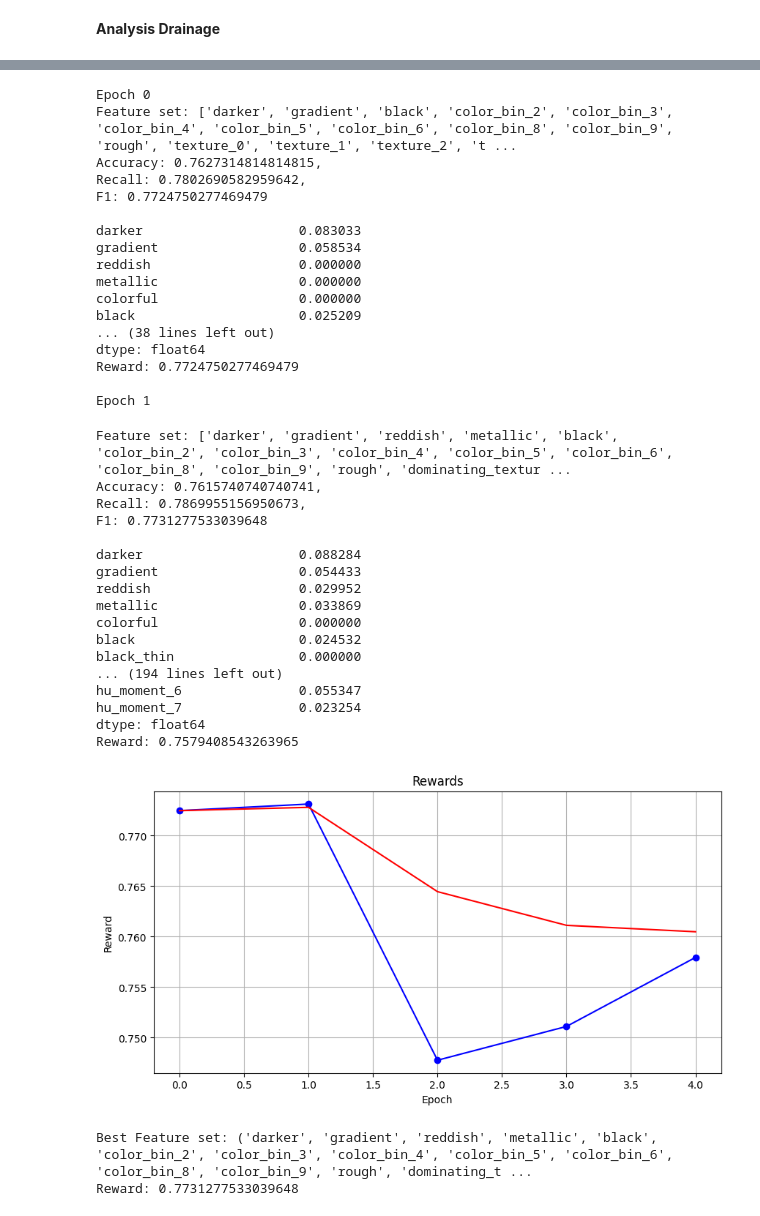
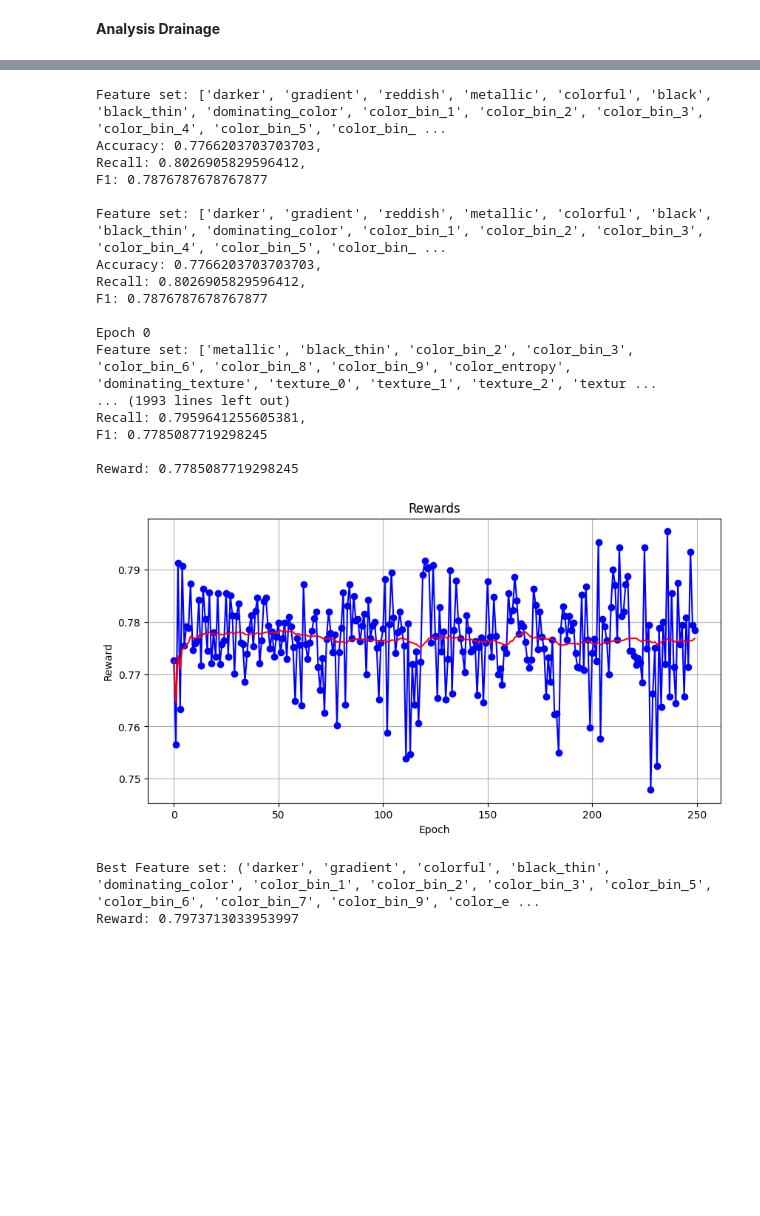
Before and after one commit to Samuelkoenig/PAMI_project_1, a Jupyter notebook: meta_learning_try_feature_importances.ipynb, the cells around one changed output, grey strips where cells are left out. Cells and saved outputs as stored; diff of their text form; code cells hidden in the pictures; blank space fills up the shorter version.

```diff
--- a/meta_learning_try_feature_importances.ipynb
+++ b/meta_learning_try_feature_importances.ipynb
@@ -33,6 +33,8 @@ class ClassificationModel():
         self.dataset = self.load_dataset()
         self.x_train, self.x_test, self.y_train, self.y_test = self.create_train_test_data()
         self.measures = {}
+        self.feature_importances = pd.Series()
+        self.run(self.all_features)
 
     def load_dataset(self):
 
@@ -82,6 +84,7 @@ class ClassificationModel():
         feature_combination = ", ".join(sorted(features))
         if feature_combination in self.measures:
             accuracy, recall, f1 = self.measures[feature_combination]
+            current_feature_importances = self.feature_importances
         else:
 
             # Generate train dataset with selected features:
@@ -102,11 +105,13 @@ class ClassificationModel():
             current_feature_importances = clf.feature_importances_
             feature_names = x_train.columns
             current_feature_importances = pd.Series(current_feature_importances, index=feature_names)
-            """
-            print(type(current_feature_importances))
-            print(current_feature_importances)
-            """
+
+            #print(type(current_feature_importances))
+            #print(current_feature_importances)
+
             self.measures[feature_combination] = (accuracy, recall, f1)
+            for feature in current_feature_importances.index:
+                self.feature_importances.loc[feature] = current_feature_importances.loc[feature]
 
         print(f"Feature set: {features}, \nAccuracy: {accuracy}, \nRecall: {recall},\nF1: {f1}\n")
         return f1, current_feature_importances
@@ -149,7 +154,9 @@ class Dacl10kEnvironment():
         self.classifier = classifier
         self.features_dict = {i: feature for i, feature in enumerate(self.all_features)}
         self.statesize = len(self.all_features)
-        self.feature_importances = pd.Series([0 for i in range(len(self.all_features))], index=self.all_features)
+
+        _, current_feature_importances = self.classifier.run(self.all_features)
+        self.feature_importances = current_feature_importances
 
         self.initial_state = State(torch.FloatTensor([i % 2 for i in range(len(self.all_features))])) if initial_state == None else initial_state
         self.state = self.initial_state
@@ -167,7 +174,7 @@ class Dacl10kEnvironment():
         self.table[tuple([self.features_dict[i] for i, binary in enumerate(tuple(self.state.binary.detach().numpy())) if binary == 1])] = reward
         for feature in current_feature_importances.index:
             self.feature_importances.loc[feature] = current_feature_importances.loc[feature]
-        print(self.feature_importances)
+        #print(self.feature_importances)
 
         return next_state, reward
 # %% [markdown]
@@ -209,9 +216,9 @@ class ReinforcementAgent():
         self.exploration_chance = 0.05
         self.statesize = env.statesize
 
-    def step(self, state):
+    def step(self, state, feature_importances):
 
-        probabilities = self.net.forward(state.binary)
+        probabilities = self.net.forward(feature_importances)
         #print(probabilities)
         probability_differences = torch.abs(state.binary - probabilities)
         _, action = torch.topk(probability_differences, random.randint(5, 15))
@@ -289,7 +296,7 @@ def train_agent(classifier, initial_features=None, epochs=500):
 
         print(f"Epoch {i}")
 
-        action = agent.step(state)
+        action = agent.step(state, torch.FloatTensor(env.feature_importances.loc[:]))
         #print(action)
         next_state, reward = env.step(action)
         agent.update(reward)
@@ -368,42 +380,25 @@ F1: 0.7717750826901875
 # %%
 # Apply meta-learning and compare with random choices:
 
-train_agent(wetspot_classifier, initial_features=hypothesized_features_wetspot, epochs=5)
+train_agent(wetspot_classifier, initial_features=hypothesized_features_wetspot, epochs=250)
 # %% [output]
+Feature set: ['darker', 'gradient', 'reddish', 'metallic', 'colorful', 'black', 'black_thin', 'dominating_color', 'color_bin_1', 'color_bin_2', 'color_bin_3', 'color_bin_4', 'color_bin_5', 'color_bin_ ...
+Accuracy: 0.7766203703703703,
+Recall: 0.8026905829596412,
+F1: 0.7876787678767877
+
+Feature set: ['darker', 'gradient', 'reddish', 'metallic', 'colorful', 'black', 'black_thin', 'dominating_color', 'color_bin_1', 'color_bin_2', 'color_bin_3', 'color_bin_4', 'color_bin_5', 'color_bin_ ...
+Accuracy: 0.7766203703703703,
+Recall: 0.8026905829596412,
+F1: 0.7876787678767877
+
 Epoch 0
-Feature set: ['darker', 'gradient', 'black', 'color_bin_2', 'color_bin_3', 'color_bin_4', 'color_bin_5', 'color_bin_6', 'color_bin_8', 'color_bin_9', 'rough', 'texture_0', 'texture_1', 'texture_2', 't ...
-Accuracy: 0.7627314814814815,
-Recall: 0.7802690582959642,
-F1: 0.7724750277469479
+Feature set: ['metallic', 'black_thin', 'color_bin_2', 'color_bin_3', 'color_bin_6', 'color_bin_8', 'color_bin_9', 'color_entropy', 'dominating_texture', 'texture_0', 'texture_1', 'texture_2', 'textur ...
+... (1993 lines left out)
+Recall: 0.7959641255605381,
+F1: 0.7785087719298245
 
-darker                    0.083033
-gradient                  0.058534
-reddish                   0.000000
-metallic                  0.000000
-colorful                  0.000000
-black                     0.025209
-... (38 lines left out)
-dtype: float64
-Reward: 0.7724750277469479
-
-Epoch 1
+Reward: 0.7785087719298245
+[figure, new version]
-Feature set: ['darker', 'gradient', 'reddish', 'metallic', 'black', 'color_bin_2', 'color_bin_3', 'color_bin_4', 'color_bin_5', 'color_bin_6', 'color_bin_8', 'color_bin_9', 'rough', 'dominating_textur ...
-Accuracy: 0.7615740740740741,
-Recall: 0.7869955156950673,
-F1: 0.7731277533039648
-
-darker                    0.088284
-gradient                  0.054433
-reddish                   0.029952
-metallic                  0.033869
-colorful                  0.000000
-black                     0.024532
-black_thin                0.000000
-... (194 lines left out)
-hu_moment_6               0.055347
-hu_moment_7               0.023254
-dtype: float64
-Reward: 0.7579408543263965
+Best Feature set: ('darker', 'gradient', 'colorful', 'black_thin', 'dominating_color', 'color_bin_1', 'color_bin_2', 'color_bin_3', 'color_bin_5', 'color_bin_6', 'color_bin_7', 'color_bin_9', 'color_e ...
+Reward: 0.7973713033953997
-[figure, old version]
-Best Feature set: ('darker', 'gradient', 'reddish', 'metallic', 'black', 'color_bin_2', 'color_bin_3', 'color_bin_4', 'color_bin_5', 'color_bin_6', 'color_bin_8', 'color_bin_9', 'rough', 'dominating_t ...
-Reward: 0.7731277533039648
```
Also changed, not shown: parts of 2 cells of this notebook.
